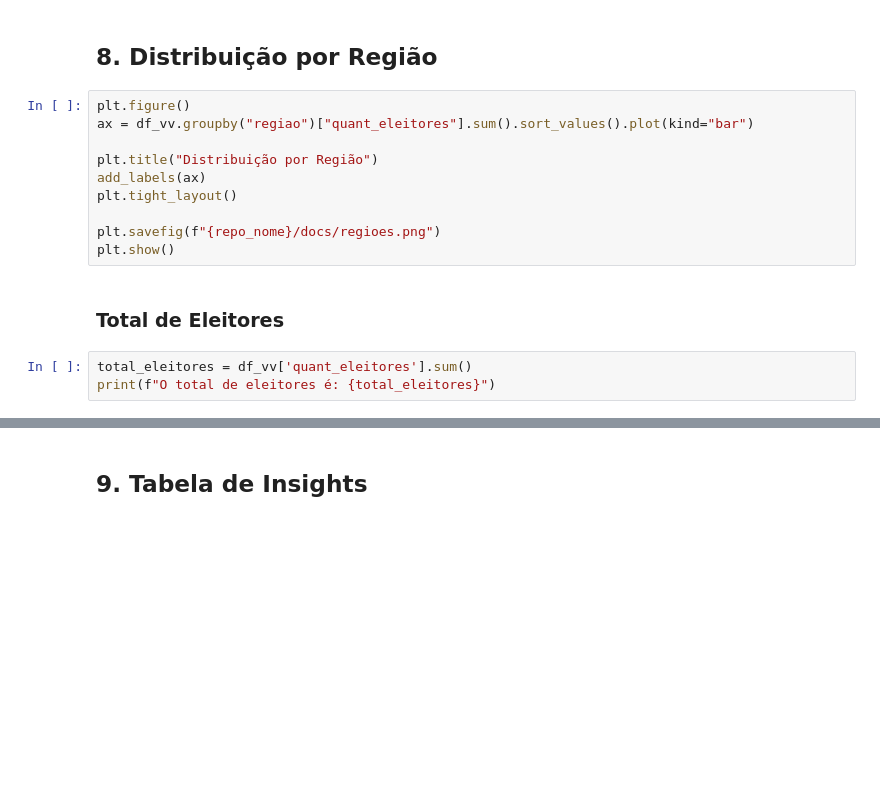
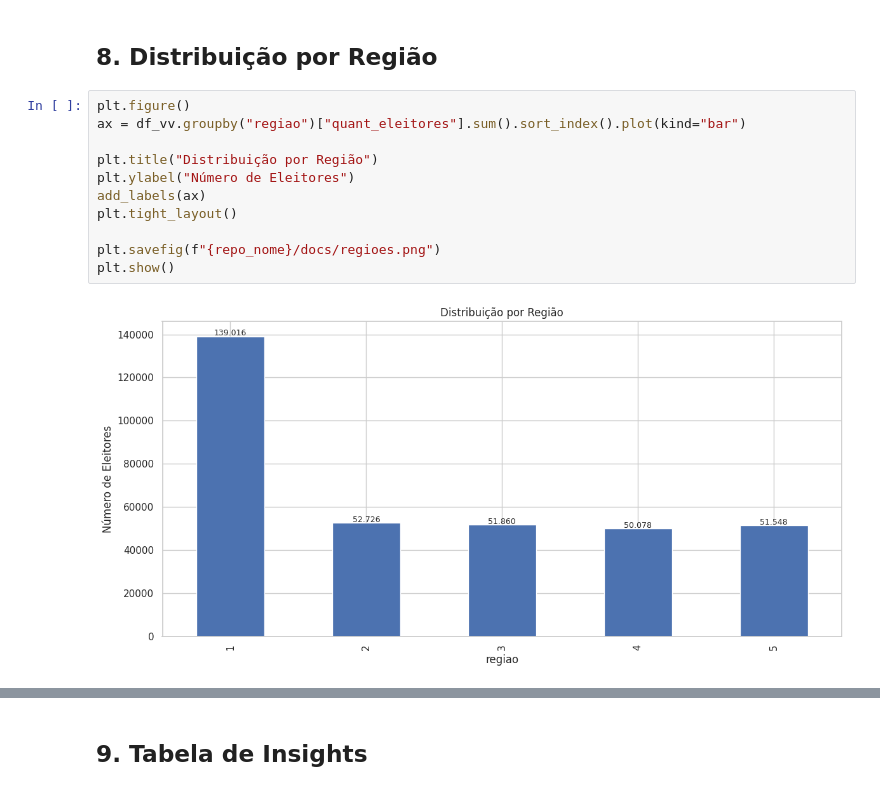
Before and after one commit to JohnDiognes/analise-perfil-eleitor-vila-velha, a Jupyter notebook: notebooks/02_analise_exploratoria.ipynb, the cells around one changed output, grey strips where cells are left out. Saved outputs shown, nothing was run; the diff lists cells and outputs as text; blank space fills up the shorter version.

```diff
--- a/notebooks/02_analise_exploratoria.ipynb
+++ b/notebooks/02_analise_exploratoria.ipynb
@@ -184,16 +204,14 @@ plt.show()
 ## 8. Distribuição por Região
 # %%
 plt.figure()
-ax = df_vv.groupby("regiao")["quant_eleitores"].sum().sort_values().plot(kind="bar")
+ax = df_vv.groupby("regiao")["quant_eleitores"].sum().sort_index().plot(kind="bar")
 
 plt.title("Distribuição por Região")
+plt.ylabel("Número de Eleitores")
 add_labels(ax)
 plt.tight_layout()
 
 plt.savefig(f"{repo_nome}/docs/regioes.png")
 plt.show()
+# %% [output]
+[figure, added]
-# %% [markdown]
-### Total de Eleitores
-# %%
-total_eleitores = df_vv['quant_eleitores'].sum()
-print(f"O total de eleitores é: {total_eleitores}")
```
Also changed, not shown: parts of 19 cells of this notebook.
